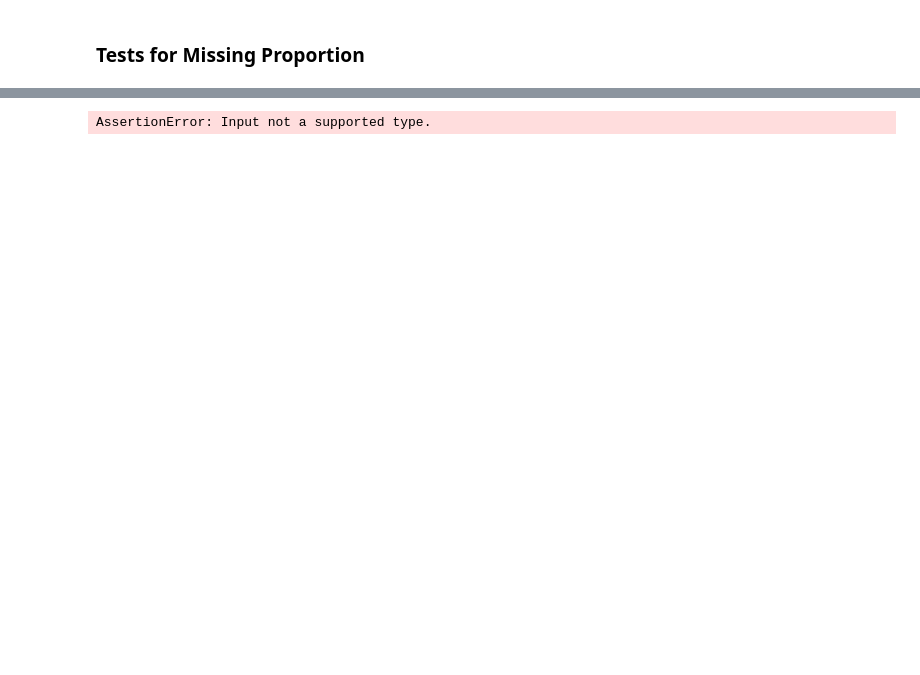
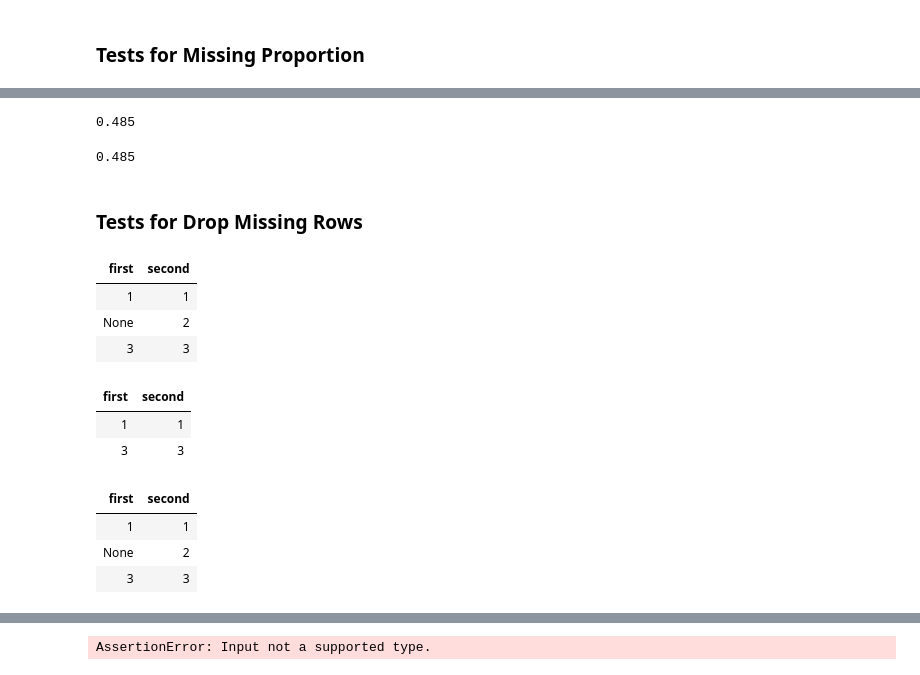
Before and after one commit to ds-modules/surveydata, a Jupyter notebook: DataCleaning Tests.ipynb, the cells around one changed output, grey strips where cells are left out. Cells and saved outputs as stored; diff of their text form; code cells hidden in the pictures; blank space fills up the shorter version.

```diff
--- a/DataCleaning Tests.ipynb
+++ b/DataCleaning Tests.ipynb
@@ -6,7 +6,5 @@ import pandas as pd
 import numpy as np
 from DataCleaning import *
 # %%
-series = pd.Series([1, np.nan, 3])
-table_column = Table.from_columns_dict({'col_1':[np.nan, 0 ,1]})
-frame = pd.DataFrame({"first":[1, np.nan, 3], "second":[1, 2, 3]})
-table = Table.from_columns_dict({"first":[1, np.nan, 3], "second":[1, 2, 3]})
+table1 = pd.DataFrame({"first":[1, np.nan, 3], "second":[1, 2, 3]})
+table2 = Table.from_columns_dict({"first":[1, np.nan, 3], "second":[1, 2, 3]})
@@ -50,0 +93,30 @@ missing_proportion(table_column)
+# %%
+missing_proportion(survey_table, "Q18")
+# %% [output]
+0.485
+# %%
+missing_proportion(survey_frame, "Q18")
+# %% [output]
+0.485
+# %% [markdown]
+### Tests for Drop Missing Rows
+# %%
+table2
+# %% [output]
+| first | second |
+| 1 | 1 |
+| None | 2 |
+| 3 | 3 |
+# %%
+drop_missing_rows(table2, 'first')
+# %% [output]
+| first | second |
+| 1 | 1 |
+| 3 | 3 |
+# %%
+drop_missing_rows(table2, 'second')
+# %% [output]
+| first | second |
+| 1 | 1 |
+| None | 2 |
+| 3 | 3 |
```
Also changed, not shown: parts of 27 cells of this notebook, 1 other file.
